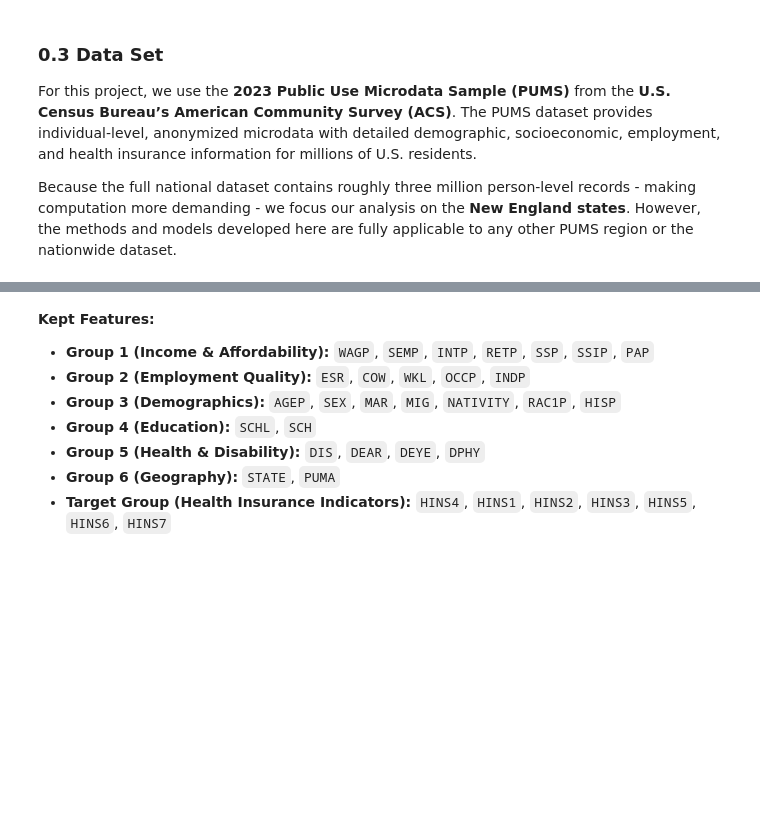
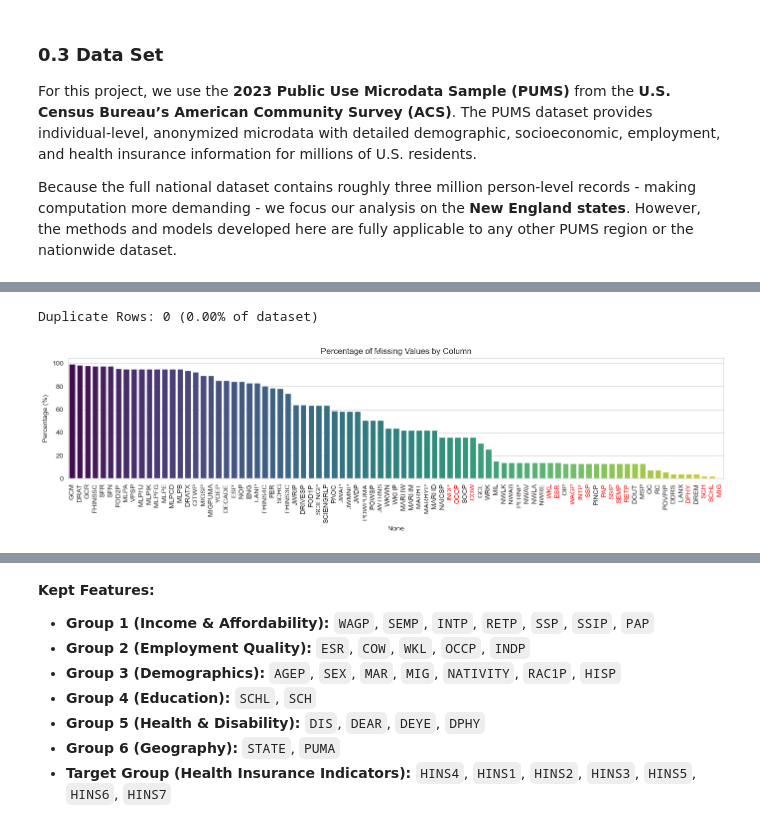
Before and after one commit to UnicornnGrg/AppliedMachineLearning, a Jupyter notebook: Project_Report.ipynb, the cells around one changed output, grey strips where cells are left out. Drawn from its saved outputs; the diff is of its cells as text; code cells hidden in the pictures; blank space fills up the shorter version.

```diff
--- a/Project_Report.ipynb
+++ b/Project_Report.ipynb
@@ -258,0 +144,41 @@ Features with correlation > 0.3 to Medicaid: 6 features
+# %%
+# Check duplicates
+dup_count = df_raw.duplicated(keep=False).sum()  # keep=False marks all duplicates as True
+dup_pct = (dup_count / len(df_raw)) * 100
+print(f"Duplicate Rows: {dup_count:,} ({dup_pct:.2f}% of dataset)")
+# %% [output]
+Duplicate Rows: 0 (0.00% of dataset)
+# %%
+# Check missing values
+missing = df_raw.isnull().sum()
+missing = missing[missing > 0]
+
+missing_pct = (missing / len(df_raw)) * 100
+missing_df = pd.DataFrame({'Missing Count': missing, 'Percentage': missing_pct})
+
+# Sort by percentage descending
+missing_df = missing_df.sort_values('Percentage', ascending=False)
+
+# Plot
+plt.figure(figsize=(14, 4))
+ax = sns.barplot(
+    x=missing_df.index,
+    y=missing_df['Percentage'],
+    palette='viridis'
+)
+
+plt.title('Percentage of Missing Values by Column')
+plt.ylabel('Percentage (%)')
+plt.xticks(rotation=90)
+
+# Highlight selected features from 2.1 Feature Selection
+keep_cols = ['WAGP', 'SEMP', 'INTP', 'RETP', 'SSP', 'SSIP', 'PAP', 'ESR', 'COW', 'WKL', 'OCCP', 'INDP', 'AGEP', 'SEX', 'MAR', 'MIG', 'NATIVITY', 'RAC1P', 'HISP','SCHL', 'SCH', 'DIS', 'DEAR', 'DEYE', 'DPHY', 'STATE', 'PUMA', 'HINS4', 'HINS1', 'HINS2', 'HINS3', 'HINS5', 'HINS6', 'HINS7',]
+
+for label in ax.get_xticklabels():
+    if label.get_text() in keep_cols:
+        label.set_color('red')
+
+plt.tight_layout()
+plt.show()
+# %% [output]
+[figure, added]
```
Also changed, not shown: parts of 47 cells of this notebook.
